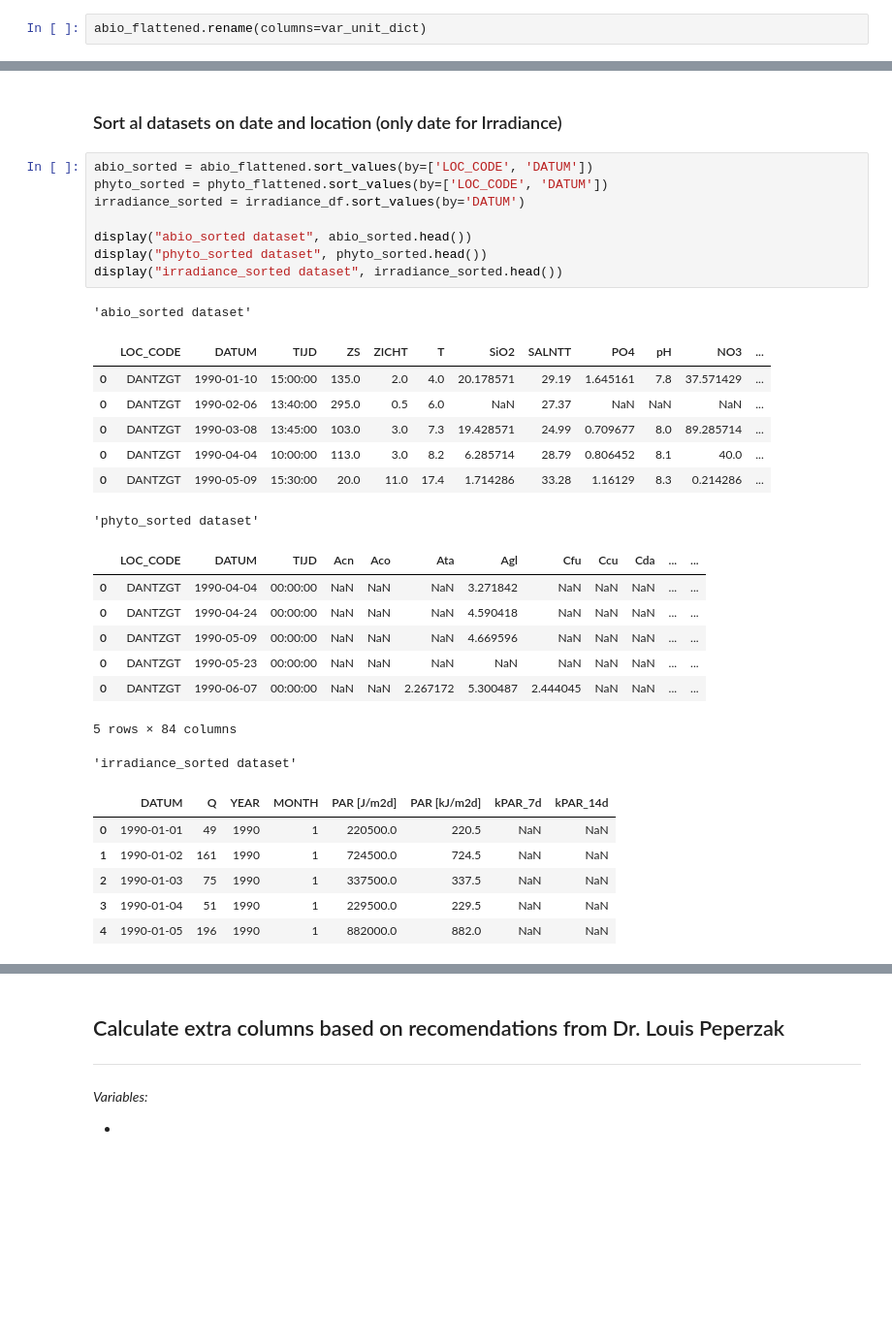
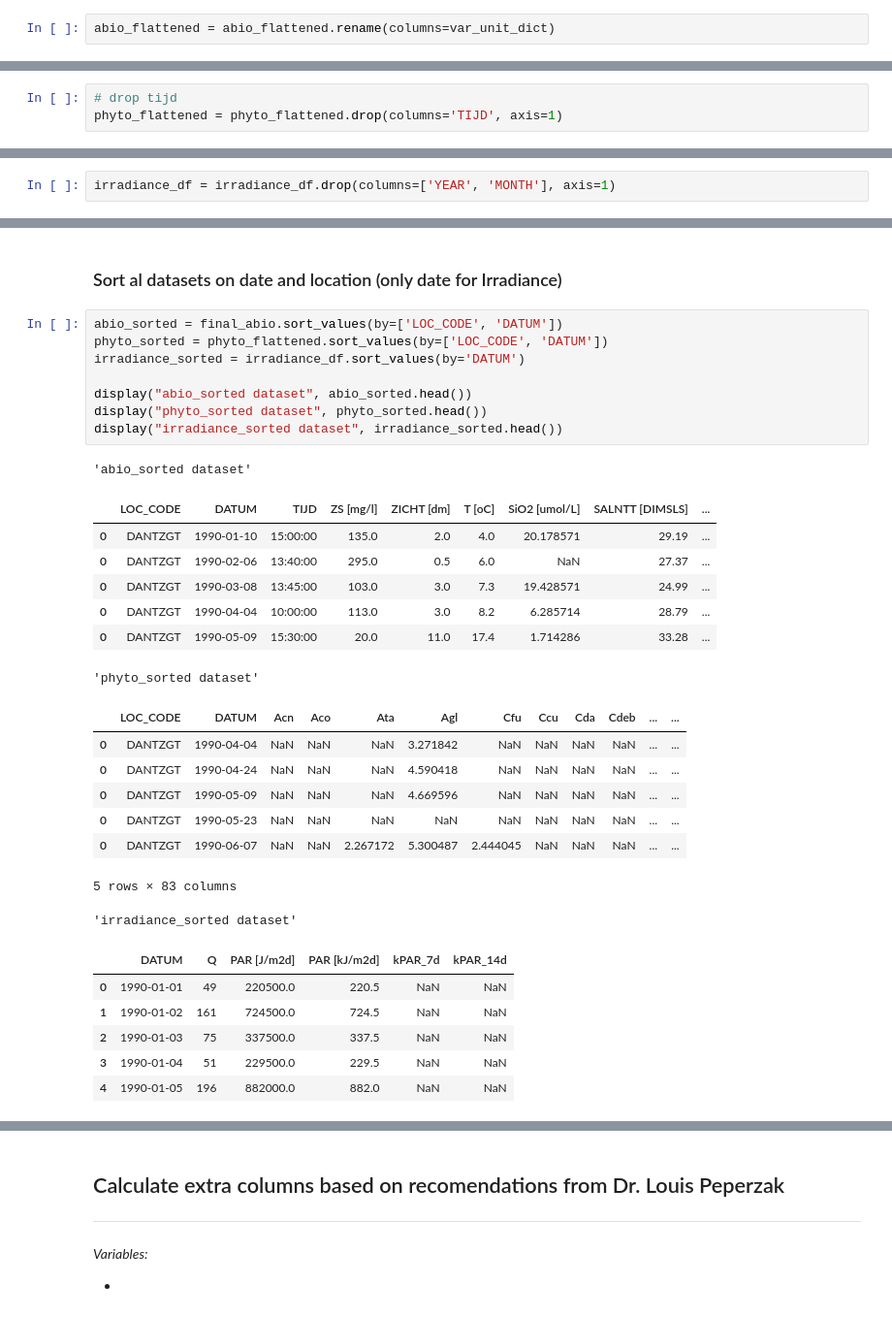
Before and after one commit to JinseiSteven/Phytoplankton-Prediction-Project, a Jupyter notebook: scripts/data_analysis/data_analysis.ipynb, the cells around one changed output, grey strips where cells are left out. Shown at 97% size. Saved outputs shown, nothing was run; the diff lists cells and outputs as text; blank space fills up the shorter version.

```diff
--- a/scripts/data_analysis/data_analysis.ipynb
+++ b/scripts/data_analysis/data_analysis.ipynb
@@ -181,4 +181,4 @@ for var in unique_VARS:
     unit = first_row['EHD']
     var_unit_dict[var] = str(var) + f" [{unit}]"
 # %%
-abio_flattened.rename(columns=var_unit_dict)
+abio_flattened = abio_flattened.rename(columns=var_unit_dict)
@@ -433,3 +425,6 @@ phyto_flattened.head()
 | 0 | DANTZGT | 1990-05-23 | 00:00:00 | NaN | NaN | NaN | NaN | NaN | NaN | NaN | ... | ... |
 | 0 | DANTZGT | 1990-06-07 | 00:00:00 | NaN | NaN | 2.267172 | 5.300487 | 2.444045 | NaN | NaN | ... | ... |
 5 rows × 84 columns
+# %%
+# drop tijd
+phyto_flattened = phyto_flattened.drop(columns='TIJD', axis=1)
@@ -455,6 +466,8 @@ display(irradiance_df.head())
 | 2 | 1990-01-03 | 75 | 1990 | 1 | 337500.0 | 337.5 | NaN | NaN |
 | 3 | 1990-01-04 | 51 | 1990 | 1 | 229500.0 | 229.5 | NaN | NaN |
 | 4 | 1990-01-05 | 196 | 1990 | 1 | 882000.0 | 882.0 | NaN | NaN |
+# %%
+irradiance_df = irradiance_df.drop(columns=['YEAR', 'MONTH'], axis=1)
 # %% [markdown]
 ## Merge prepared data into one dataset
 ***
@@ -462,33 +475,33 @@ _We merge the datasets by date and location_
 # %% [markdown]
 ### Sort al datasets on date and location (only date for Irradiance)
 # %%
-abio_sorted = abio_flattened.sort_values(by=['LOC_CODE', 'DATUM'])
+abio_sorted = final_abio.sort_values(by=['LOC_CODE', 'DATUM'])
 phyto_sorted = phyto_flattened.sort_values(by=['LOC_CODE', 'DATUM'])
 irradiance_sorted = irradiance_df.sort_values(by='DATUM')
 
 display("abio_sorted dataset", abio_sorted.head())
 display("phyto_sorted dataset", phyto_sorted.head())
 display("irradiance_sorted dataset", irradiance_sorted.head())
 # %% [output]
 'abio_sorted dataset'
-|  | LOC_CODE | DATUM | TIJD | ZS | ZICHT | T | SiO2 | SALNTT | PO4 | pH | NO3 | ... |
-| 0 | DANTZGT | 1990-01-10 | 15:00:00 | 135.0 | 2.0 | 4.0 | 20.178571 | 29.19 | 1.645161 | 7.8 | 37.571429 | ... |
-| 0 | DANTZGT | 1990-02-06 | 13:40:00 | 295.0 | 0.5 | 6.0 | NaN | 27.37 | NaN | NaN | NaN | ... |
-| 0 | DANTZGT | 1990-03-08 | 13:45:00 | 103.0 | 3.0 | 7.3 | 19.428571 | 24.99 | 0.709677 | 8.0 | 89.285714 | ... |
-| 0 | DANTZGT | 1990-04-04 | 10:00:00 | 113.0 | 3.0 | 8.2 | 6.285714 | 28.79 | 0.806452 | 8.1 | 40.0 | ... |
-| 0 | DANTZGT | 1990-05-09 | 15:30:00 | 20.0 | 11.0 | 17.4 | 1.714286 | 33.28 | 1.16129 | 8.3 | 0.214286 | ... |
+|  | LOC_CODE | DATUM | TIJD | ZS [mg/l] | ZICHT [dm] | T [oC] | SiO2 [umol/L] | SALNTT [DIMSLS] | ... |
+| 0 | DANTZGT | 1990-01-10 | 15:00:00 | 135.0 | 2.0 | 4.0 | 20.178571 | 29.19 | ... |
+| 0 | DANTZGT | 1990-02-06 | 13:40:00 | 295.0 | 0.5 | 6.0 | NaN | 27.37 | ... |
+| 0 | DANTZGT | 1990-03-08 | 13:45:00 | 103.0 | 3.0 | 7.3 | 19.428571 | 24.99 | ... |
+| 0 | DANTZGT | 1990-04-04 | 10:00:00 | 113.0 | 3.0 | 8.2 | 6.285714 | 28.79 | ... |
+| 0 | DANTZGT | 1990-05-09 | 15:30:00 | 20.0 | 11.0 | 17.4 | 1.714286 | 33.28 | ... |
 'phyto_sorted dataset'
-|  | LOC_CODE | DATUM | TIJD | Acn | Aco | Ata | Agl | Cfu | Ccu | Cda | ... | ... |
-| 0 | DANTZGT | 1990-04-04 | 00:00:00 | NaN | NaN | NaN | 3.271842 | NaN | NaN | NaN | ... | ... |
-| 0 | DANTZGT | 1990-04-24 | 00:00:00 | NaN | NaN | NaN | 4.590418 | NaN | NaN | NaN | ... | ... |
-| 0 | DANTZGT | 1990-05-09 | 00:00:00 | NaN | NaN | NaN | 4.669596 | NaN | NaN | NaN | ... | ... |
-| 0 | DANTZGT | 1990-05-23 | 00:00:00 | NaN | NaN | NaN | NaN | NaN | NaN | NaN | ... | ... |
-| 0 | DANTZGT | 1990-06-07 | 00:00:00 | NaN | NaN | 2.267172 | 5.300487 | 2.444045 | NaN | NaN | ... | ... |
+|  | LOC_CODE | DATUM | Acn | Aco | Ata | Agl | Cfu | Ccu | Cda | Cdeb | ... | ... |
+| 0 | DANTZGT | 1990-04-04 | NaN | NaN | NaN | 3.271842 | NaN | NaN | NaN | NaN | ... | ... |
+| 0 | DANTZGT | 1990-04-24 | NaN | NaN | NaN | 4.590418 | NaN | NaN | NaN | NaN | ... | ... |
+| 0 | DANTZGT | 1990-05-09 | NaN | NaN | NaN | 4.669596 | NaN | NaN | NaN | NaN | ... | ... |
+| 0 | DANTZGT | 1990-05-23 | NaN | NaN | NaN | NaN | NaN | NaN | NaN | NaN | ... | ... |
+| 0 | DANTZGT | 1990-06-07 | NaN | NaN | 2.267172 | 5.300487 | 2.444045 | NaN | NaN | NaN | ... | ... |
-5 rows × 84 columns
+5 rows × 83 columns
 'irradiance_sorted dataset'
-|  | DATUM | Q | YEAR | MONTH | PAR [J/m2d] | PAR [kJ/m2d] | kPAR_7d | kPAR_14d |
-| 0 | 1990-01-01 | 49 | 1990 | 1 | 220500.0 | 220.5 | NaN | NaN |
-| 1 | 1990-01-02 | 161 | 1990 | 1 | 724500.0 | 724.5 | NaN | NaN |
-| 2 | 1990-01-03 | 75 | 1990 | 1 | 337500.0 | 337.5 | NaN | NaN |
-| 3 | 1990-01-04 | 51 | 1990 | 1 | 229500.0 | 229.5 | NaN | NaN |
-| 4 | 1990-01-05 | 196 | 1990 | 1 | 882000.0 | 882.0 | NaN | NaN |
+|  | DATUM | Q | PAR [J/m2d] | PAR [kJ/m2d] | kPAR_7d | kPAR_14d |
+| 0 | 1990-01-01 | 49 | 220500.0 | 220.5 | NaN | NaN |
+| 1 | 1990-01-02 | 161 | 724500.0 | 724.5 | NaN | NaN |
+| 2 | 1990-01-03 | 75 | 337500.0 | 337.5 | NaN | NaN |
+| 3 | 1990-01-04 | 51 | 229500.0 | 229.5 | NaN | NaN |
+| 4 | 1990-01-05 | 196 | 882000.0 | 882.0 | NaN | NaN |
```
Also changed, not shown: parts of 10 cells of this notebook, 1 other file.
